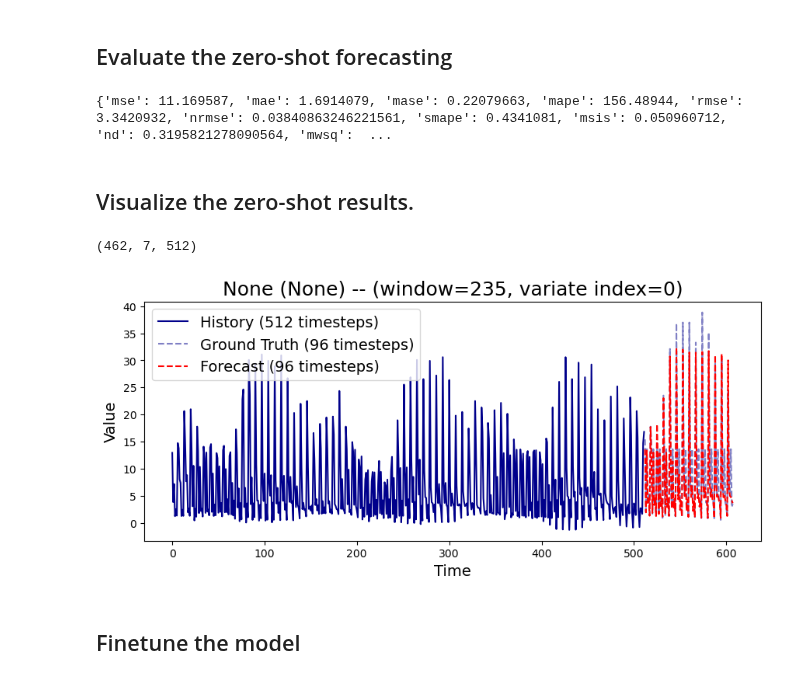
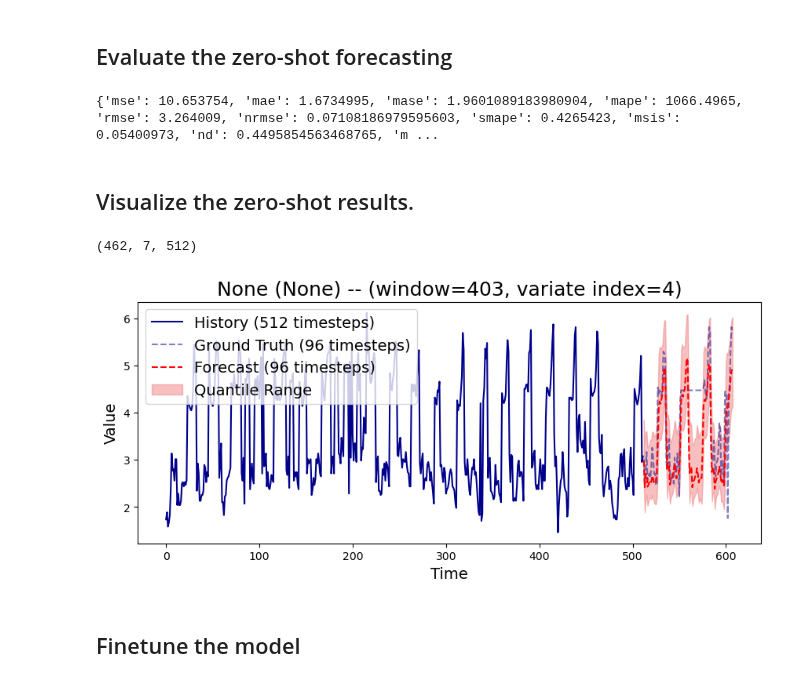
Before and after one commit to AdityaLab/Samay, a Jupyter notebook: example/timesfm_2p5.ipynb, the cells around one changed output. Cells and saved outputs as stored; diff of their text form; code cells hidden in the pictures.

Commit message:
metric refinement and bug fixes

```diff
--- a/example/timesfm_2p5.ipynb
+++ b/example/timesfm_2p5.ipynb
@@ -27,24 +27,24 @@ Compiling model...
 # %% [markdown]
 ## Define the datasets.
 # %%
-train_dataset = TimesFM_2p5_Dataset(name="ett", datetime_col='date', path='../data/data/ETTh1.csv',
+train_dataset = TimesFM_2p5_Dataset(name="ETTh1", freq='H', datetime_col='date', path='../data/data/ETTh1.csv',
                              mode='train', batch_size=32, context_len=512, horizon_len=96, task_name="finetune")
-val_dataset = TimesFM_2p5_Dataset(name="ett", datetime_col='date', path='../data/data/ETTh1.csv',
+val_dataset = TimesFM_2p5_Dataset(name="ETTh1", freq='H', datetime_col='date', path='../data/data/ETTh1.csv',
                              mode='test', batch_size=128, context_len=512, horizon_len=96)
 # %% [markdown]
 ## Evaluate the zero-shot forecasting
 # %%
-metric, trues, preds, histories = model.evaluate(val_dataset)
+metric, trues, preds, histories, quantiles = model.evaluate(val_dataset)
 print(metric)
 # %% [output]
-{'mse': 11.169587, 'mae': 1.6914079, 'mase': 0.22079663, 'mape': 156.48944, 'rmse': 3.3420932, 'nrmse': 0.03840863246221561, 'smape': 0.4341081, 'msis': 0.050960712, 'nd': 0.3195821278090564, 'mwsq':  ...
+{'mse': 10.653754, 'mae': 1.6734995, 'mase': 1.9601089183980904, 'mape': 1066.4965, 'rmse': 3.264009, 'nrmse': 0.07108186979595603, 'smape': 0.4265423, 'msis': 0.05400973, 'nd': 0.4495854563468765, 'm ...
 # %% [markdown]
 ## Visualize the zero-shot results.
 # %%
-visualize(trues=trues, preds=preds, history=histories, context_len=512)
+visualize(trues=trues, preds=preds, history=histories, context_len=512, quantiles=quantiles)
 # %% [output]
 (462, 7, 512)
-[figure, old version]
+[figure, new version]
 # %% [markdown]
 ## Finetune the model
 # %%
```
Also changed, not shown: parts of 3 cells of this notebook, 6 other files.
